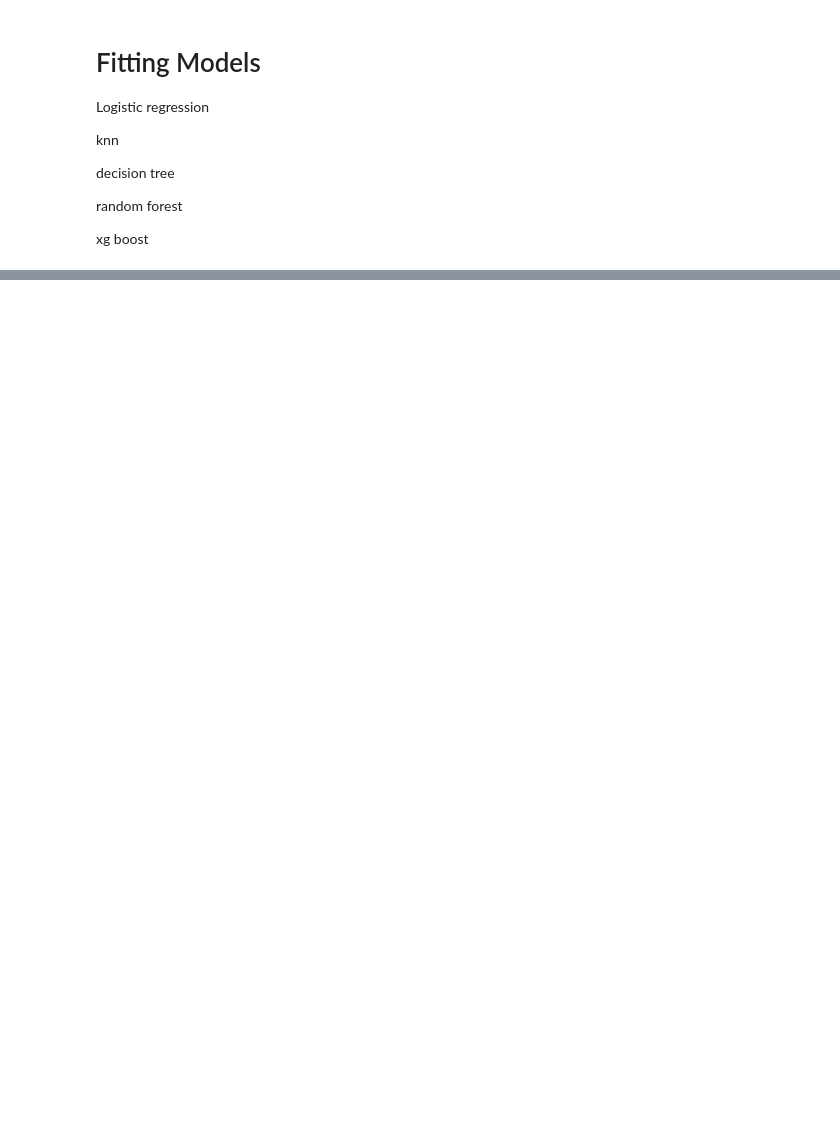
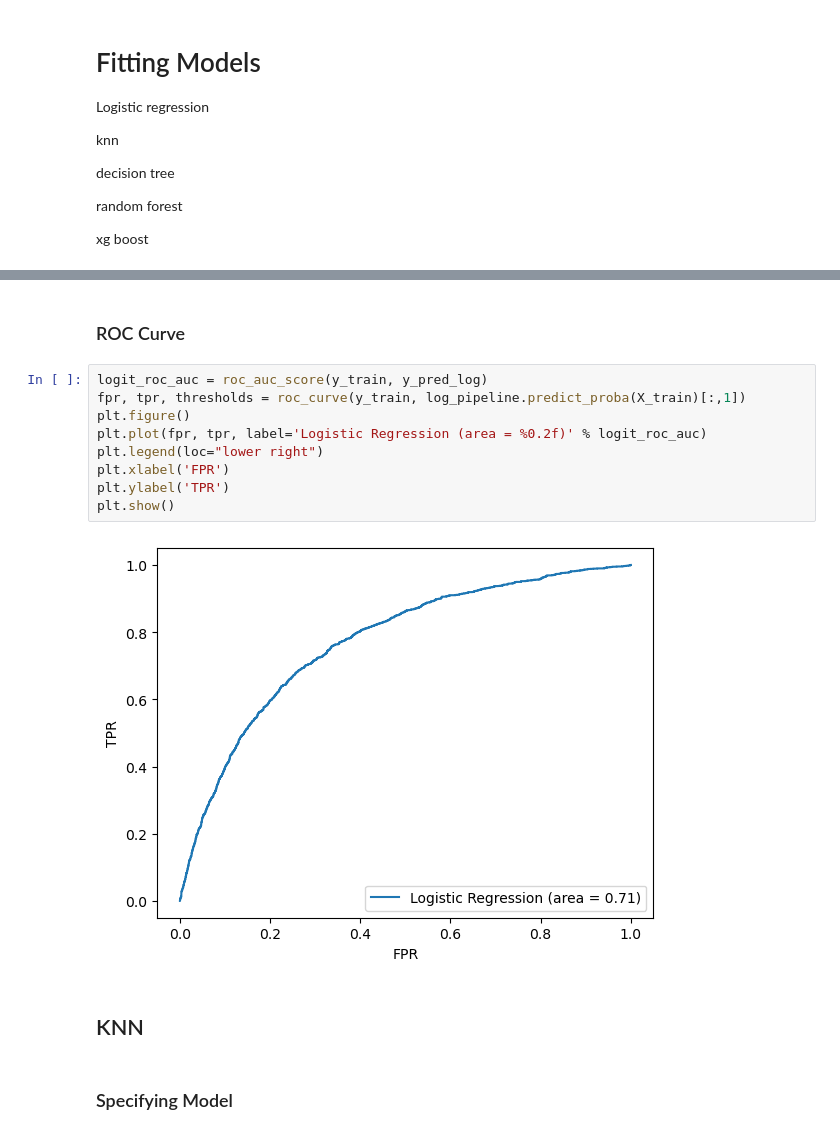
Before and after one commit to mpabbathi/churn-orbit, a Jupyter notebook: Models.ipynb, the cells around one changed output, grey strips where cells are left out. Saved outputs shown, nothing was run; the diff lists cells and outputs as text; blank space fills up the shorter version.

```diff
--- a/Models.ipynb
+++ b/Models.ipynb
@@ -78,0 +107,17 @@ xg boost
+# %% [markdown]
+### ROC Curve
+# %%
+logit_roc_auc = roc_auc_score(y_train, y_pred_log)
+fpr, tpr, thresholds = roc_curve(y_train, log_pipeline.predict_proba(X_train)[:,1])
+plt.figure()
+plt.plot(fpr, tpr, label='Logistic Regression (area = %0.2f)' % logit_roc_auc)
+plt.legend(loc="lower right")
+plt.xlabel('FPR')
+plt.ylabel('TPR')
+plt.show()
+# %% [output]
+[figure, added]
+# %% [markdown]
+## KNN
+# %% [markdown]
+### Specifying Model
```
Also changed, not shown: parts of 24 cells of this notebook.
